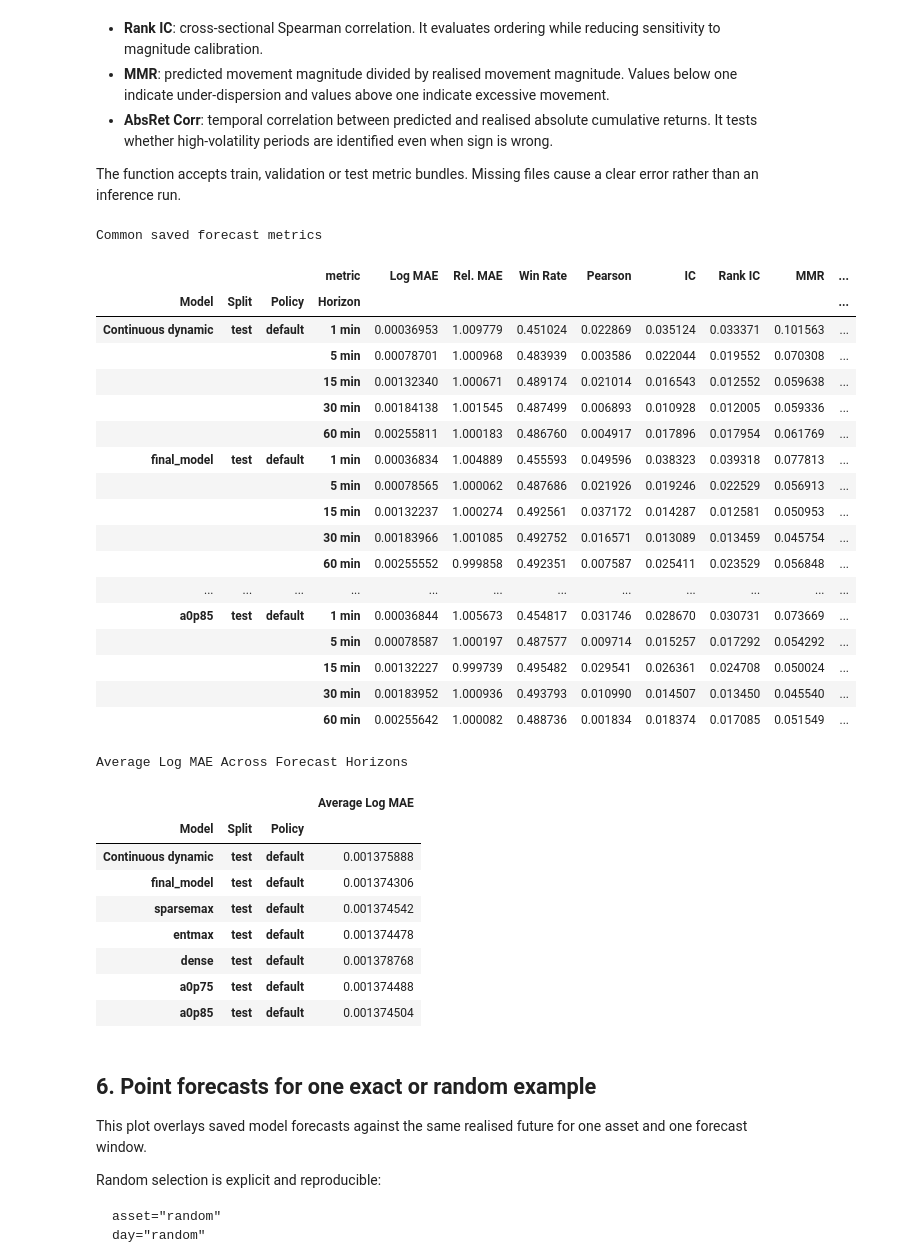
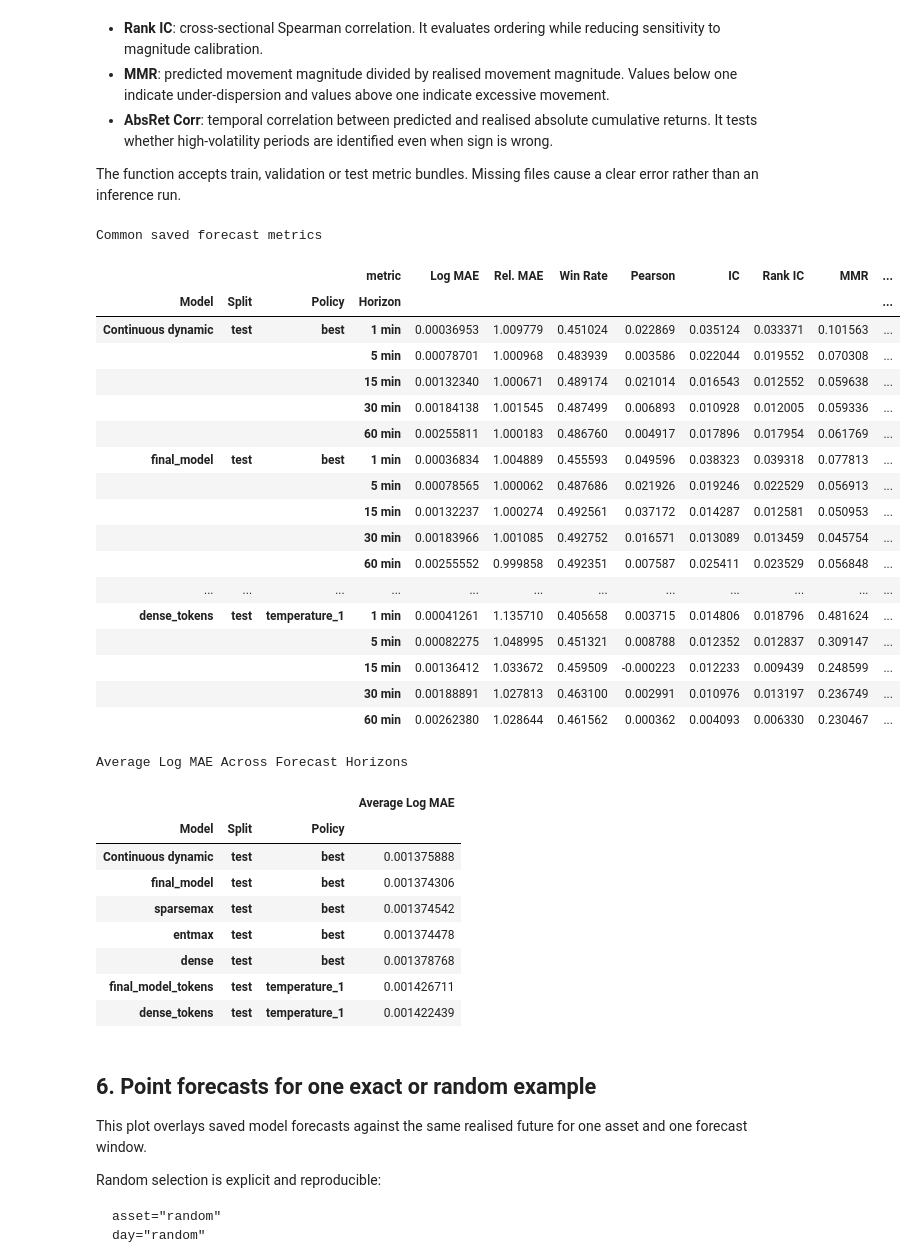
Before and after one commit to VishR-94/dynamic_graphs_thesis, a Jupyter notebook: notebooks/graph_hub.ipynb, the cells around one changed output. Saved outputs shown, nothing was run; the diff lists cells and outputs as text; code cells hidden in the pictures.

```diff
--- a/notebooks/graph_hub.ipynb
+++ b/notebooks/graph_hub.ipynb
@@ -209,51 +213,52 @@ metric_comparison = dge.make_model_metric_comparison(
     {
         "Continuous dynamic": "continuous_dynamic",
         "final_model": "final_model",
         "sparsemax":"sparsemax",
         "entmax":"entmax",
         "dense": "dense",
-        "a0p75": "a0p75",
-        "a0p85": "a0p85",
+        "final_model_tokens": "final_model_tokens",
+        "dense_tokens":"dense_tokens",
+
     },
     split="test",
     policies={"Tokenized dynamic": None},
     metrics_to_display=(
         "cumulative_log_change_mae",
         #"cumulative_log_change_median_absolute_error",
         #"cumulative_log_change_p95_absolute_error",
         #"mase",
         "relative_mae_vs_persistence",
         "persistence_win_rate",
         "cumulative_log_change_pearson_correlation",
         "cumulative_log_change_cross_sectional_pearson_ic",
         "cumulative_log_change_cross_sectional_spearman_rank_ic",
         "cumulative_log_change_movement_magnitude_ratio",
         "cumulative_log_change_temporal_absolute_correlation",
         "cumulative_log_change_directional_accuracy",
     ),
 )
 
 display(dge.style_model_metric_comparison(metric_comparison,caption="Common saved forecast metrics",))
 # %% [output]
 Common saved forecast metrics
 |  |  |  | metric | Log MAE | Rel. MAE | Win Rate | Pearson | IC | Rank IC | MMR | ... |
 | Model | Split | Policy | Horizon |  |  |  |  |  |  |  | ... |
-| Continuous dynamic | test | default | 1 min | 0.00036953 | 1.009779 | 0.451024 | 0.022869 | 0.035124 | 0.033371 | 0.101563 | ... |
+| Continuous dynamic | test | best | 1 min | 0.00036953 | 1.009779 | 0.451024 | 0.022869 | 0.035124 | 0.033371 | 0.101563 | ... |
 |  |  |  | 5 min | 0.00078701 | 1.000968 | 0.483939 | 0.003586 | 0.022044 | 0.019552 | 0.070308 | ... |
 |  |  |  | 15 min | 0.00132340 | 1.000671 | 0.489174 | 0.021014 | 0.016543 | 0.012552 | 0.059638 | ... |
 |  |  |  | 30 min | 0.00184138 | 1.001545 | 0.487499 | 0.006893 | 0.010928 | 0.012005 | 0.059336 | ... |
 |  |  |  | 60 min | 0.00255811 | 1.000183 | 0.486760 | 0.004917 | 0.017896 | 0.017954 | 0.061769 | ... |
-| final_model | test | default | 1 min | 0.00036834 | 1.004889 | 0.455593 | 0.049596 | 0.038323 | 0.039318 | 0.077813 | ... |
+| final_model | test | best | 1 min | 0.00036834 | 1.004889 | 0.455593 | 0.049596 | 0.038323 | 0.039318 | 0.077813 | ... |
 |  |  |  | 5 min | 0.00078565 | 1.000062 | 0.487686 | 0.021926 | 0.019246 | 0.022529 | 0.056913 | ... |
 |  |  |  | 15 min | 0.00132237 | 1.000274 | 0.492561 | 0.037172 | 0.014287 | 0.012581 | 0.050953 | ... |
 |  |  |  | 30 min | 0.00183966 | 1.001085 | 0.492752 | 0.016571 | 0.013089 | 0.013459 | 0.045754 | ... |
 |  |  |  | 60 min | 0.00255552 | 0.999858 | 0.492351 | 0.007587 | 0.025411 | 0.023529 | 0.056848 | ... |
 | ... | ... | ... | ... | ... | ... | ... | ... | ... | ... | ... | ... |
-| a0p85 | test | default | 1 min | 0.00036844 | 1.005673 | 0.454817 | 0.031746 | 0.028670 | 0.030731 | 0.073669 | ... |
-|  |  |  | 5 min | 0.00078587 | 1.000197 | 0.487577 | 0.009714 | 0.015257 | 0.017292 | 0.054292 | ... |
-|  |  |  | 15 min | 0.00132227 | 0.999739 | 0.495482 | 0.029541 | 0.026361 | 0.024708 | 0.050024 | ... |
-|  |  |  | 30 min | 0.00183952 | 1.000936 | 0.493793 | 0.010990 | 0.014507 | 0.013450 | 0.045540 | ... |
-|  |  |  | 60 min | 0.00255642 | 1.000082 | 0.488736 | 0.001834 | 0.018374 | 0.017085 | 0.051549 | ... |
+| dense_tokens | test | temperature_1 | 1 min | 0.00041261 | 1.135710 | 0.405658 | 0.003715 | 0.014806 | 0.018796 | 0.481624 | ... |
+|  |  |  | 5 min | 0.00082275 | 1.048995 | 0.451321 | 0.008788 | 0.012352 | 0.012837 | 0.309147 | ... |
+|  |  |  | 15 min | 0.00136412 | 1.033672 | 0.459509 | -0.000223 | 0.012233 | 0.009439 | 0.248599 | ... |
+|  |  |  | 30 min | 0.00188891 | 1.027813 | 0.463100 | 0.002991 | 0.010976 | 0.013197 | 0.236749 | ... |
+|  |  |  | 60 min | 0.00262380 | 1.028644 | 0.461562 | 0.000362 | 0.004093 | 0.006330 | 0.230467 | ... |
 # %%
 # Average metric over all horizons for each model
 metric = "Log MAE"
@@ -270,13 +275,13 @@ display(
 Average Log MAE Across Forecast Horizons
 |  |  |  | Average Log MAE |
 | Model | Split | Policy |  |
-| Continuous dynamic | test | default | 0.001375888 |
-| final_model | test | default | 0.001374306 |
-| sparsemax | test | default | 0.001374542 |
-| entmax | test | default | 0.001374478 |
-| dense | test | default | 0.001378768 |
-| a0p75 | test | default | 0.001374488 |
-| a0p85 | test | default | 0.001374504 |
+| Continuous dynamic | test | best | 0.001375888 |
+| final_model | test | best | 0.001374306 |
+| sparsemax | test | best | 0.001374542 |
+| entmax | test | best | 0.001374478 |
+| dense | test | best | 0.001378768 |
+| final_model_tokens | test | temperature_1 | 0.001426711 |
+| dense_tokens | test | temperature_1 | 0.001422439 |
 # %% [markdown]
 ## 6. Point forecasts for one exact or random example
 
```
Also changed, not shown: parts of 8 cells of this notebook, 3 other files.
